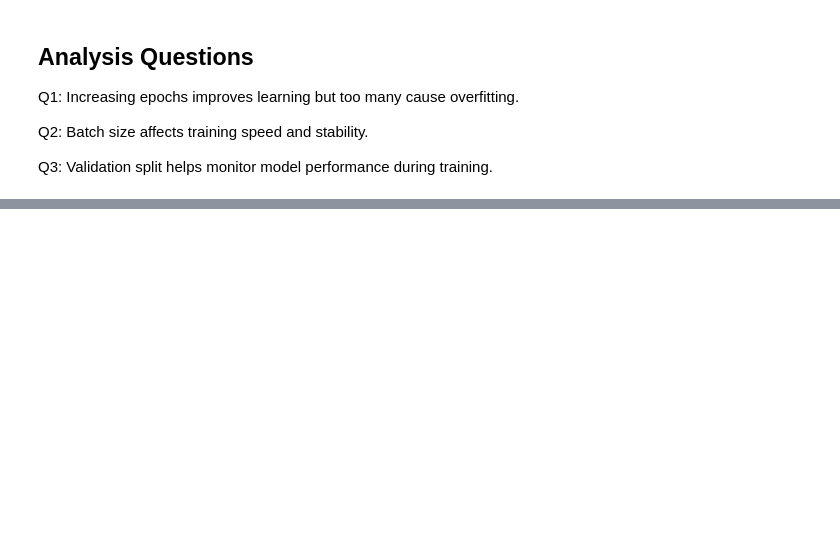
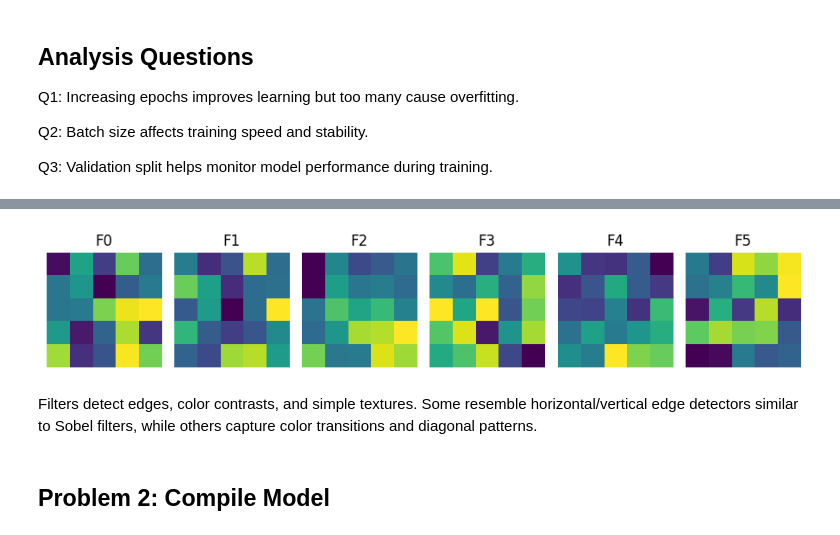
Before and after one commit to cd3004/CNN-Lab-Assignment, a Jupyter notebook: 24cd3004_CNN_Lab.ipynb, the cells around one changed output, grey strips where cells are left out. Saved outputs shown, nothing was run; the diff lists cells and outputs as text; code cells hidden in the pictures; blank space fills up the shorter version.

```diff
--- a/24cd3004_CNN_Lab.ipynb
+++ b/24cd3004_CNN_Lab.ipynb
@@ -420,10 +536,2 @@ Test accuracy reflects model performance on unseen data. A high accuracy indicat
 # %% [markdown]
 PROBLEM 5 — PREDICTIONS
-# %%
-import numpy as np
-
-predictions = model.predict(x_test_mnist[:5])
-
-for i in range(5):
-    print("Predicted:", np.argmax(predictions[i]),
-          "Actual:", np.argmax(y_test_mnist[i]))
@@ -444,0 +706,36 @@ Q3: Validation split helps monitor model performance during training.
+# %%
+import numpy as np
+import matplotlib.pyplot as plt
+
+filters = model_cifar.layers[0].get_weights()[0]
+
+num_filters = filters.shape[-1]
+
+# normalize per filter
+f_min = filters.min(axis=(0,1,2), keepdims=True)
+f_max = filters.max(axis=(0,1,2), keepdims=True)
+filters = (filters - f_min) / (f_max - f_min + 1e-8)
+
+n_cols = 8
+n_rows = int(np.ceil(num_filters / n_cols))
+
+plt.figure(figsize=(12,12))
+
+for i in range(num_filters):
+    f = filters[:,:,:,i]
+    plt.subplot(n_rows, n_cols, i+1)
+    plt.imshow(f)
+    plt.title(f"F{i}")
+    plt.axis('off')
+
+plt.tight_layout()
+plt.savefig("conv1_filters.png")
+plt.show()
+# %% [output]
+[figure, added]
+# %% [markdown]
+Filters detect edges, color contrasts, and simple textures.
+Some resemble horizontal/vertical edge detectors similar to Sobel filters,
+while others capture color transitions and diagonal patterns.
+# %% [markdown]
+## Problem 2: Compile Model
```
Also changed, not shown: parts of 42 cells of this notebook.
